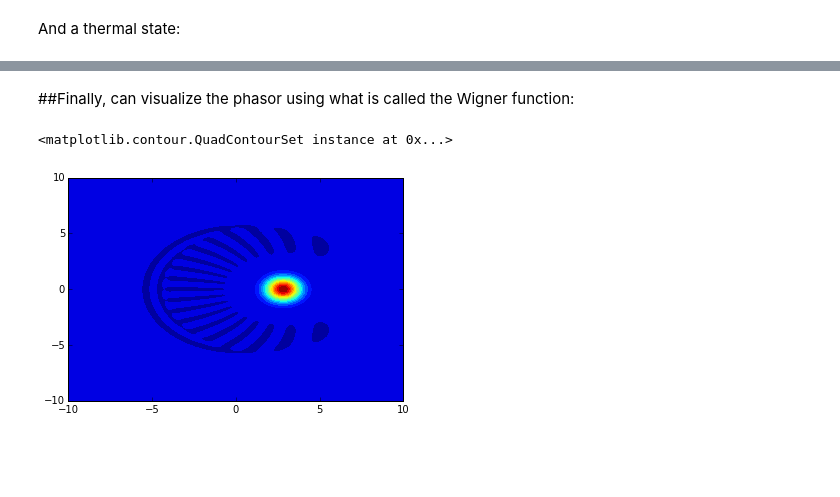
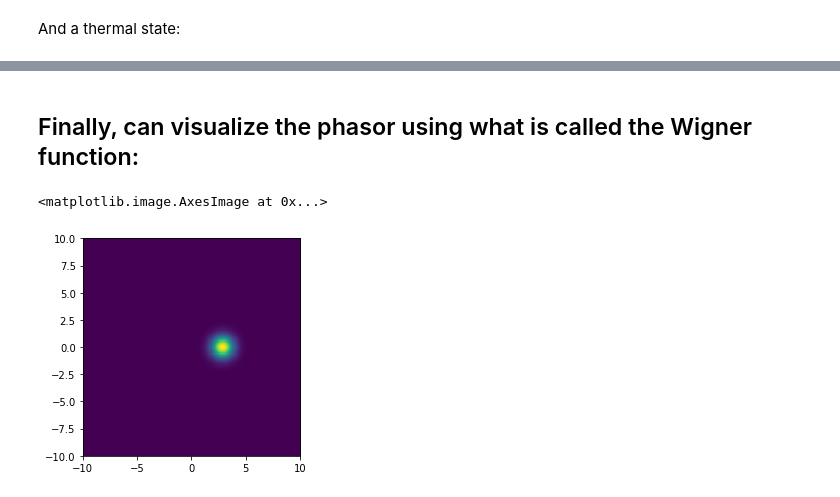
Before and after one commit to amcdawes/QMlabs, a Jupyter notebook: Chapter 12 - SHO.ipynb, the cells around one changed output, grey strips where cells are left out. Saved outputs shown, nothing was run; the diff lists cells and outputs as text; code cells hidden in the pictures; blank space fills up the shorter version.

Commit message:
updates to imports and figures

```diff
--- a/Chapter 12 - SHO.ipynb
+++ b/Chapter 12 - SHO.ipynb
@@ -52,8 +61,8 @@ plot_fock_distribution(thermal_dm(20,2))
 # %% [markdown]
-##Finally, can visualize the phasor using what is called the Wigner function:
+## Finally, can visualize the phasor using what is called the Wigner function:
 # %%
 xvec = linspace(-10,10,200) # Create an array for the phase space coordinates.
-plt.contourf(xvec, xvec, wigner(coherent_dm(20,2),xvec,xvec),20) # contour plot of Wigner function
+plt.imshow(wigner(coherent_dm(40,2),xvec,xvec), extent=[-10,10,-10,10]) # contour plot of Wigner function
 # %% [output]
-<matplotlib.contour.QuadContourSet instance at 0x...>
+<matplotlib.image.AxesImage at 0x...>
-[figure, old version]
+[figure, new version]
```
Also changed, not shown: parts of 20 cells of this notebook, 15 other files.
